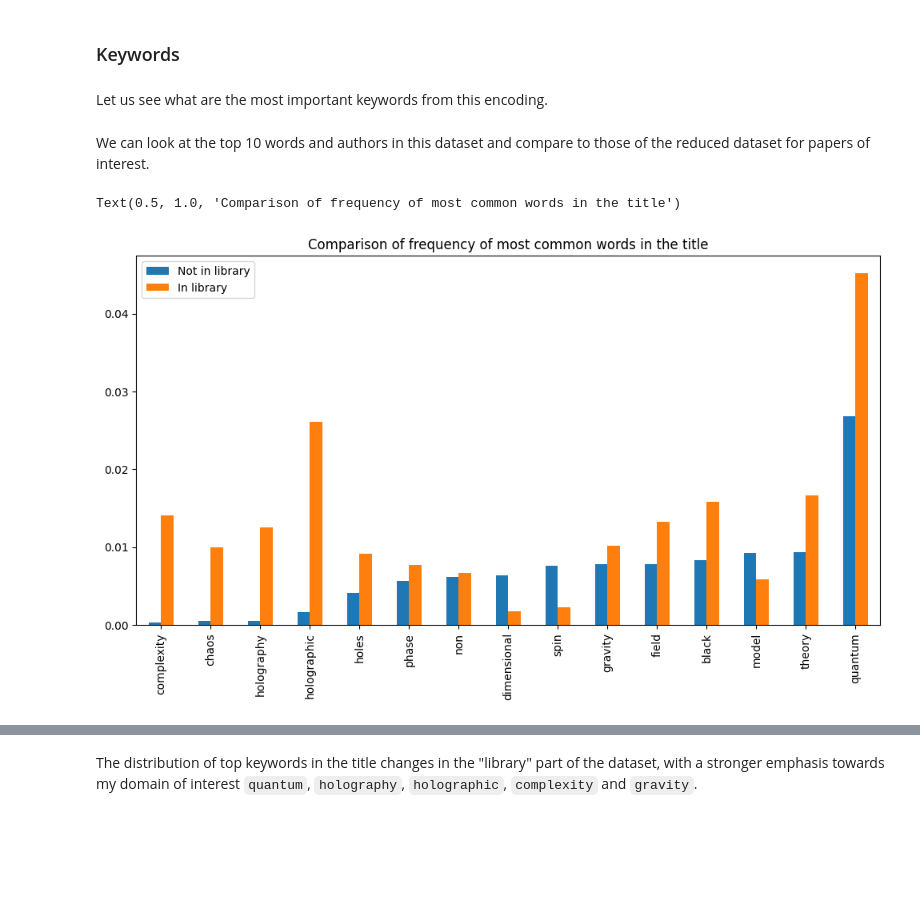
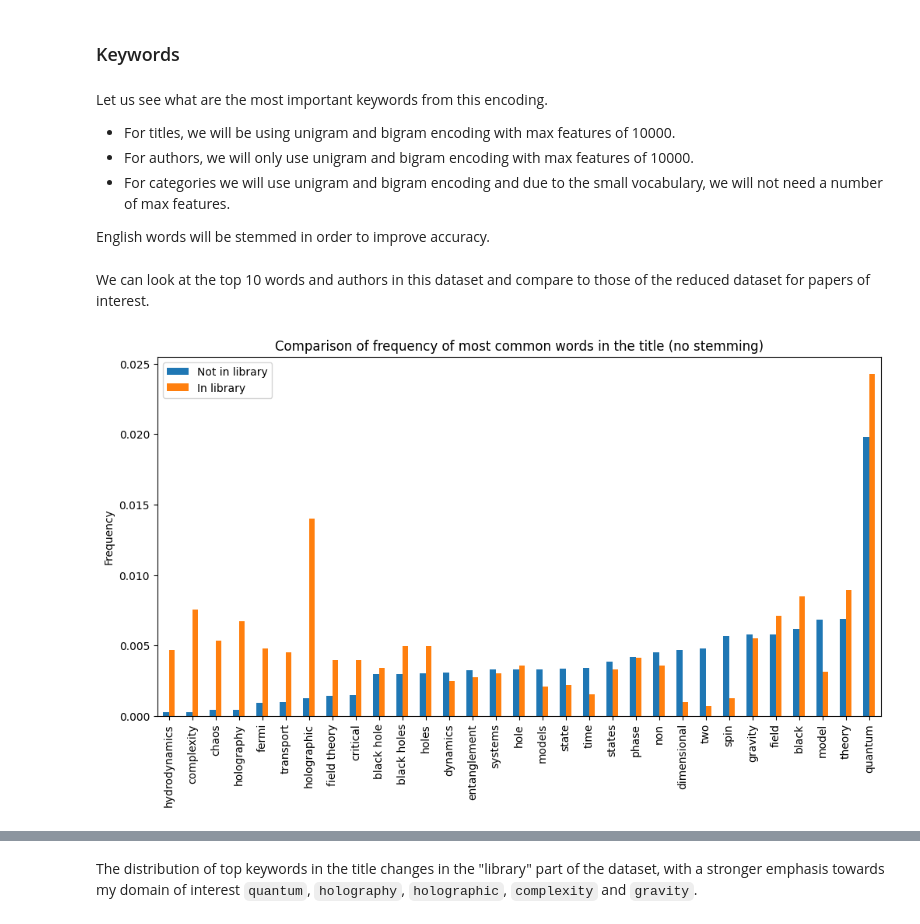
Before and after one commit to NicolasChagnet/arxiv-recommendations, a Jupyter notebook: notebooks/1_exploratory_data_analysis.ipynb, the cells around one changed output, grey strips where cells are left out. Drawn from its saved outputs; the diff is of its cells as text; code cells hidden in the pictures; blank space fills up the shorter version.

```diff
--- a/notebooks/1_exploratory_data_analysis.ipynb
+++ b/notebooks/1_exploratory_data_analysis.ipynb
@@ -97,8 +98,13 @@ all_df_clean["authors"]
 Name: authors, Length: 5023, dtype: object
 # %% [markdown]
 ### Keywords
-# %% [markdown]
-Let us see what are the most important keywords from this encoding.
+# %% [markdown]
+Let us see what are the most important keywords from this encoding.
+- For titles, we will be using unigram and bigram encoding with max features of 10000.
+- For authors, we will only use unigram and bigram encoding with max features of 10000.
+- For categories we will use unigram and bigram encoding and due to the small vocabulary, we will not need a number of max features.
+
+English words will be stemmed in order to improve accuracy.
 # %%
 def get_vocab_list(cv, cvFit):
     """Returns a pandas Series containing each token from a CountVectorizer fit and the number of occurences.
@@ -117,12 +123,16 @@ def get_vocab_list(cv, cvFit):
     vocab = vocab.sort_values(ascending=False)
     return vocab
 # %%
-cvTitle = preprocessing.get_cv()
-cvAuthors = preprocessing.get_cv()
-cvCategories = preprocessing.get_cv()
+cvTitle = preprocessing.get_cv(ngram_range=(1, 2), max_features=10_000, stemming=True)
+cvTitleNoStem = preprocessing.get_cv(ngram_range=(1, 2), max_features=10_000, stemming=False)
+cvAuthors = preprocessing.get_cv(ngram_range=(1, 2), max_features=10_000)
+cvCategories = preprocessing.get_cv(ngram_range=(1, 2))
 
 cvTitleFit = cvTitle.fit_transform(all_df_clean["title"])
 vocabTitle = get_vocab_list(cvTitle, cvTitleFit)
+
+cvTitleNoStemFit = cvTitleNoStem.fit_transform(all_df_clean["title"])
+vocabTitleNoStem = get_vocab_list(cvTitleNoStem, cvTitleNoStemFit)
 
 cvAuthorsFit = cvAuthors.fit_transform(all_df_clean["authors"])
 vocabAuthors = get_vocab_list(cvAuthors, cvAuthorsFit)
@@ -133,6 +143,9 @@ vocabCategories = get_vocab_list(cvCategories, cvCategoriesFit)
 cvTitleFitLibrary = cvTitle.fit_transform(all_df_clean.loc[all_df_clean["is_in_library"], "title"])
 vocabTitleLibrary = get_vocab_list(cvTitle, cvTitleFitLibrary)
 
+cvTitleNoStemFitLibrary = cvTitleNoStem.fit_transform(all_df_clean.loc[all_df_clean["is_in_library"], "title"])
+vocabTitleNoStemLibrary = get_vocab_list(cvTitleNoStem, cvTitleNoStemFitLibrary)
+
 cvAuthorsFitLibrary = cvAuthors.fit_transform(all_df_clean.loc[all_df_clean["is_in_library"], "authors"])
 vocabAuthorsLibrary = get_vocab_list(cvAuthors, cvAuthorsFitLibrary)
 
@@ -142,6 +155,9 @@ vocabCategoriesLibrary = get_vocab_list(cvCategories, cvCategoriesFitLibrary)
 cvTitleFitNotLibrary = cvTitle.fit_transform(all_df_clean.loc[-all_df_clean["is_in_library"], "title"])
 vocabTitleNotLibrary = get_vocab_list(cvTitle, cvTitleFitNotLibrary)
 
+cvTitleNoStemFitNotLibrary = cvTitleNoStem.fit_transform(all_df_clean.loc[-all_df_clean["is_in_library"], "title"])
+vocabTitleNoStemNotLibrary = get_vocab_list(cvTitleNoStem, cvTitleNoStemFitNotLibrary)
+
 cvAuthorsFitNotLibrary = cvAuthors.fit_transform(all_df_clean.loc[-all_df_clean["is_in_library"], "authors"])
 vocabAuthorsNotLibrary = get_vocab_list(cvAuthors, cvAuthorsFitNotLibrary)
 
@@ -152,8 +168,11 @@ We can look at the top 10 words and authors in this dataset and compare to those
 # %%
 ntop = 10
 fig, ax = plt.subplots(figsize=(12, 6))
-plots.plot_top_n(vocabTitleNotLibrary, vocabTitleLibrary, cols=["Not in library", "In library"], ax=ax)
-ax.set_title("Comparison of frequency of most common words in the title")
+plots.plot_top_n(
+    vocabTitleNoStemNotLibrary, vocabTitleNoStemLibrary, cols=["Not in library", "In library"], ax=ax, ntop=20
+)
+ax.set_title("Comparison of frequency of most common words in the title (no stemming)")
+ax.set_ylabel("Frequency")
+fig.savefig(config.path_figs / "frequency_title_words_bigram_no_stemming.png", dpi=300)
 # %% [output]
-Text(0.5, 1.0, 'Comparison of frequency of most common words in the title')
-[figure, old version]
+[figure, new version]
```
Also changed, not shown: parts of 47 cells of this notebook, 21 other files.
